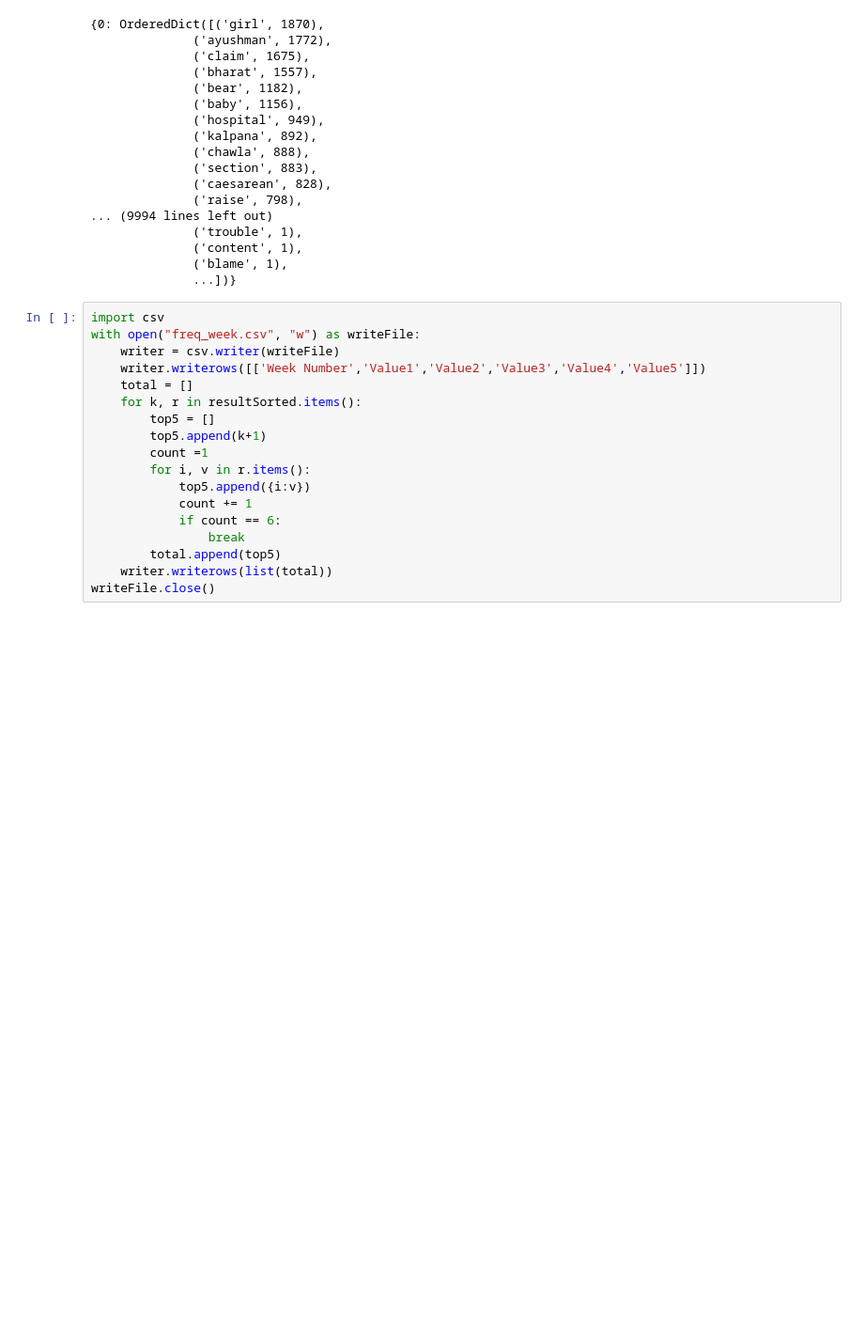
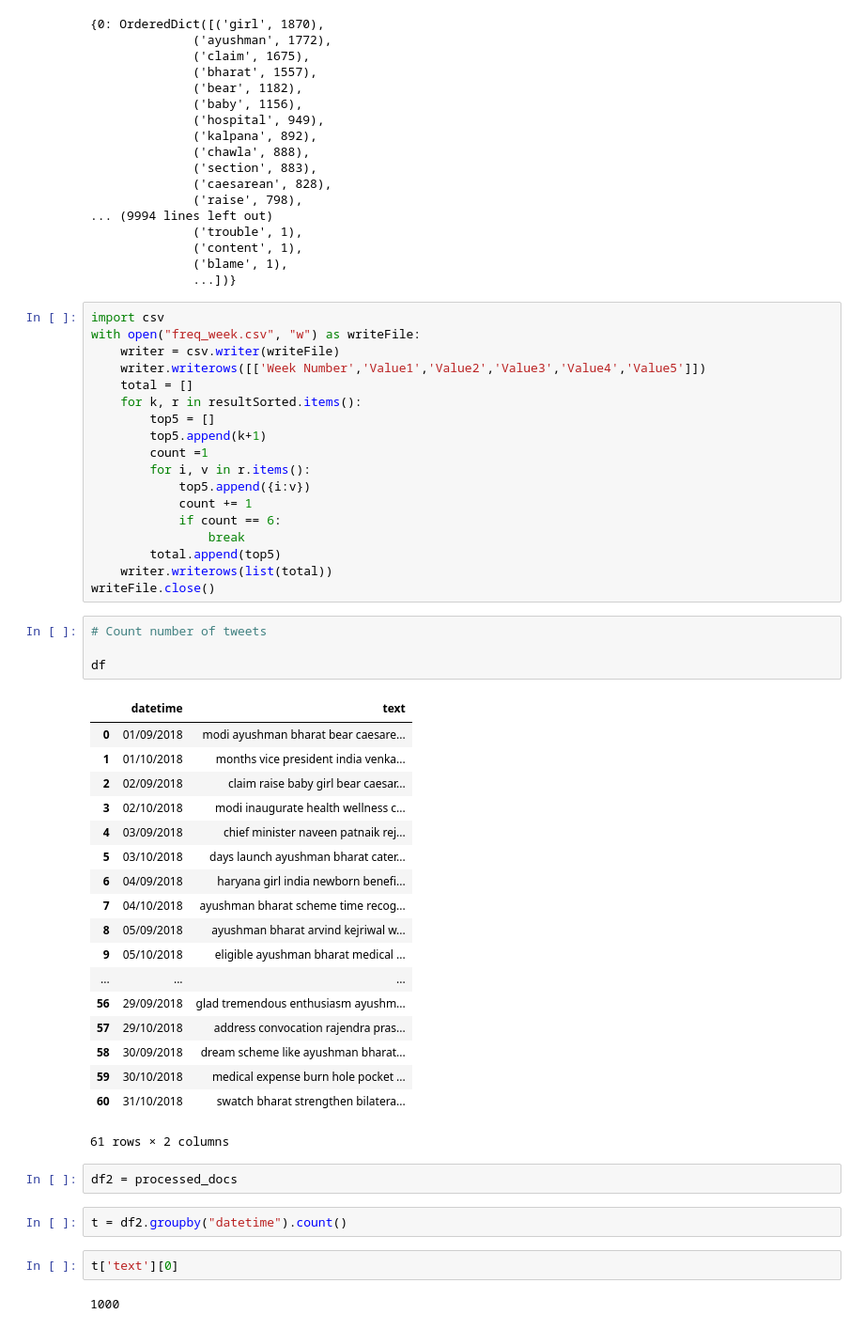
Before and after one commit to sagban/twitter-modelling, a Jupyter notebook: frequency_words.ipynb, the cells around one changed output. Shown at 94% size. Saved outputs shown, nothing was run; the diff lists cells and outputs as text; blank space fills up the shorter version.

Commit message:
tweets fequency done

```diff
--- a/frequency_words.ipynb
+++ b/frequency_words.ipynb
@@ -360,3 +376,34 @@ with open("freq_week.csv", "w") as writeFile:
         total.append(top5)
     writer.writerows(list(total))
 writeFile.close()
+# %%
+# Count number of tweets
+
+df
+# %% [output]
+|  | datetime | text |
+| 0 | 01/09/2018 | modi ayushman bharat bear caesare... |
+| 1 | 01/10/2018 | months vice president india venka... |
+| 2 | 02/09/2018 | claim raise baby girl bear caesar... |
+| 3 | 02/10/2018 | modi inaugurate health wellness c... |
+| 4 | 03/09/2018 | chief minister naveen patnaik rej... |
+| 5 | 03/10/2018 | days launch ayushman bharat cater... |
+| 6 | 04/09/2018 | haryana girl india newborn benefi... |
+| 7 | 04/10/2018 | ayushman bharat scheme time recog... |
+| 8 | 05/09/2018 | ayushman bharat arvind kejriwal w... |
+| 9 | 05/10/2018 | eligible ayushman bharat medical ... |
+| ... | ... | ... |
+| 56 | 29/09/2018 | glad tremendous enthusiasm ayushm... |
+| 57 | 29/10/2018 | address convocation rajendra pras... |
+| 58 | 30/09/2018 | dream scheme like ayushman bharat... |
+| 59 | 30/10/2018 | medical expense burn hole pocket ... |
+| 60 | 31/10/2018 | swatch bharat strengthen bilatera... |
+61 rows × 2 columns
+# %%
+df2 = processed_docs
+# %%
+t = df2.groupby("datetime").count()
+# %%
+t['text'][0]
+# %% [output]
+1000
```
Also changed, not shown: parts of 5 cells of this notebook, 1 other file.
